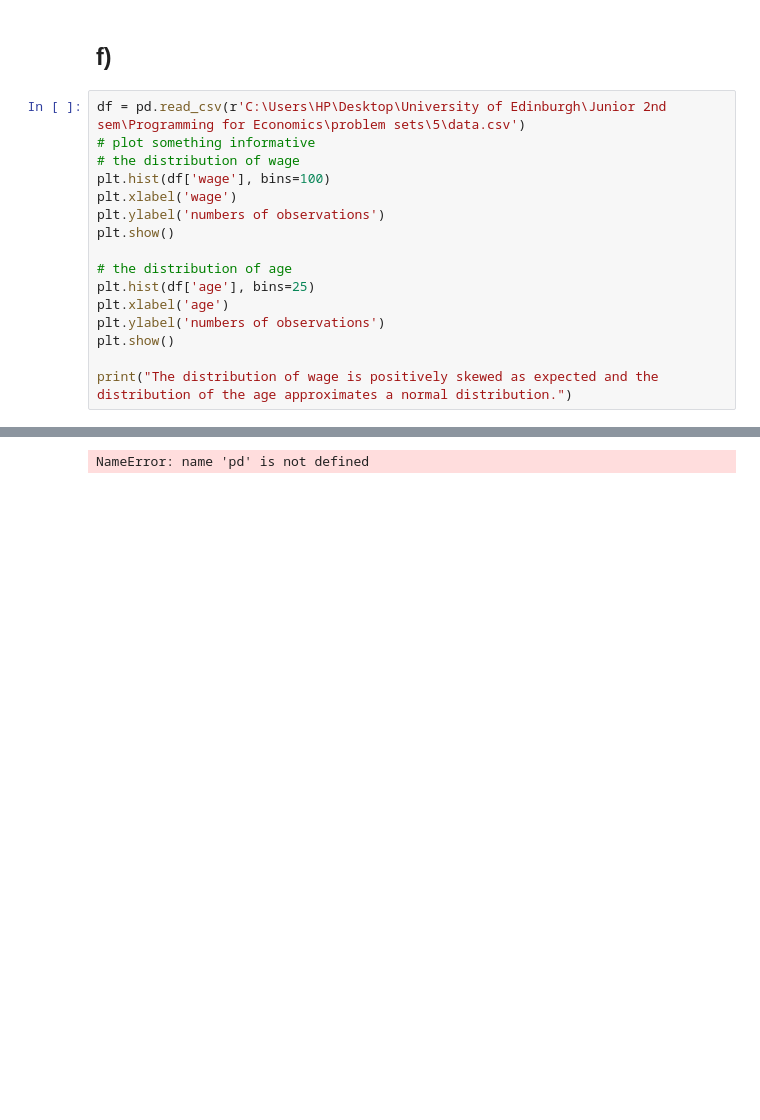
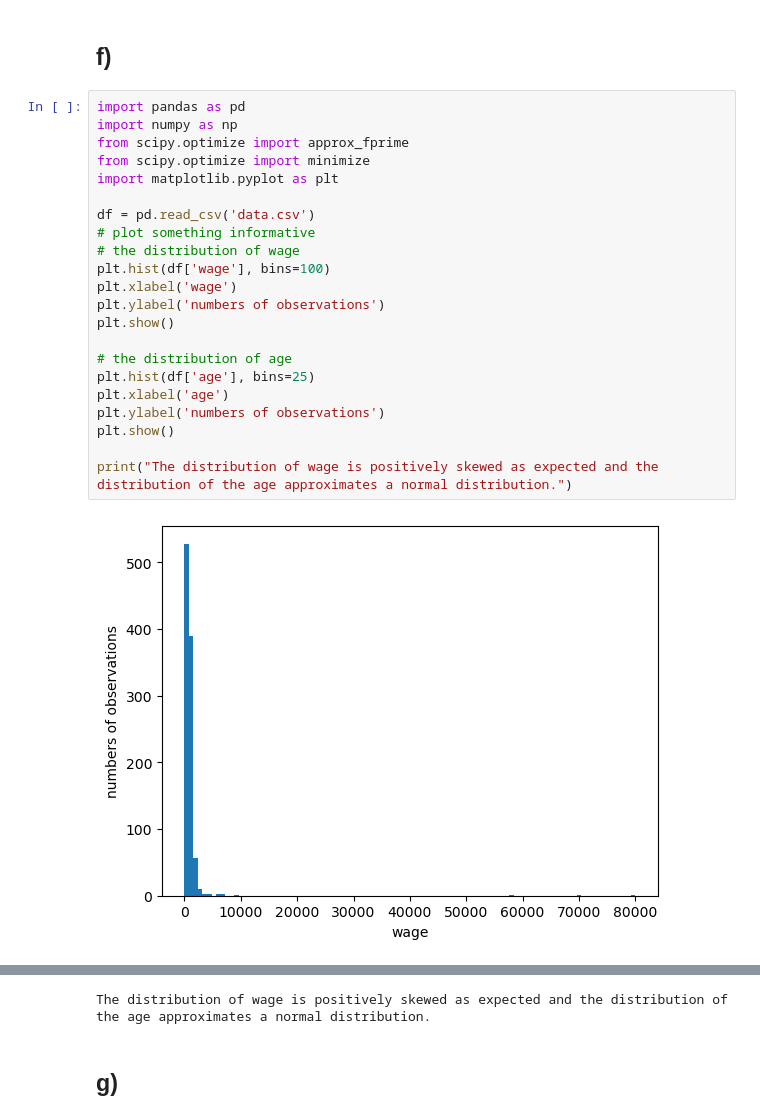
Before and after one commit to ArifShahrin/PS5, a Jupyter notebook: compilled.ipynb, the cells around one changed output, grey strips where cells are left out. Saved outputs shown, nothing was run; the diff lists cells and outputs as text; blank space fills up the shorter version.

```diff
--- a/compilled.ipynb
+++ b/compilled.ipynb
@@ -55,19 +336,26 @@ $\textrm{log} L(y, X, \theta) = y * \textrm{log}( p(X, \theta)) + (1-y) * \textr
 # %% [markdown]
 ## f)
 # %%
-df = pd.read_csv(r'C:\Users\HP\Desktop\University of Edinburgh\Junior 2nd sem\Programming for Economics\problem sets\5\data.csv')
+import pandas as pd
+import numpy as np
+from scipy.optimize import approx_fprime
+from scipy.optimize import minimize
+import matplotlib.pyplot as plt
+
+df = pd.read_csv('data.csv')
 # plot something informative
 # the distribution of wage
 plt.hist(df['wage'], bins=100)
 plt.xlabel('wage')
 plt.ylabel('numbers of observations')
 plt.show()
 
 # the distribution of age
 plt.hist(df['age'], bins=25)
 plt.xlabel('age')
 plt.ylabel('numbers of observations')
 plt.show()
 
 print("The distribution of wage is positively skewed as expected and the distribution of the age approximates a normal distribution.")
 # %% [output]
+[figure, added]
@@ -74 +363,3 @@ print("The distribution of wage is positively skewed as expected and the distrib
-NameError: name 'pd' is not defined
+The distribution of wage is positively skewed as expected and the distribution of the age approximates a normal distribution.
+# %% [markdown]
+## g)
```
Also changed, not shown: parts of 23 cells of this notebook, 1 other file.
